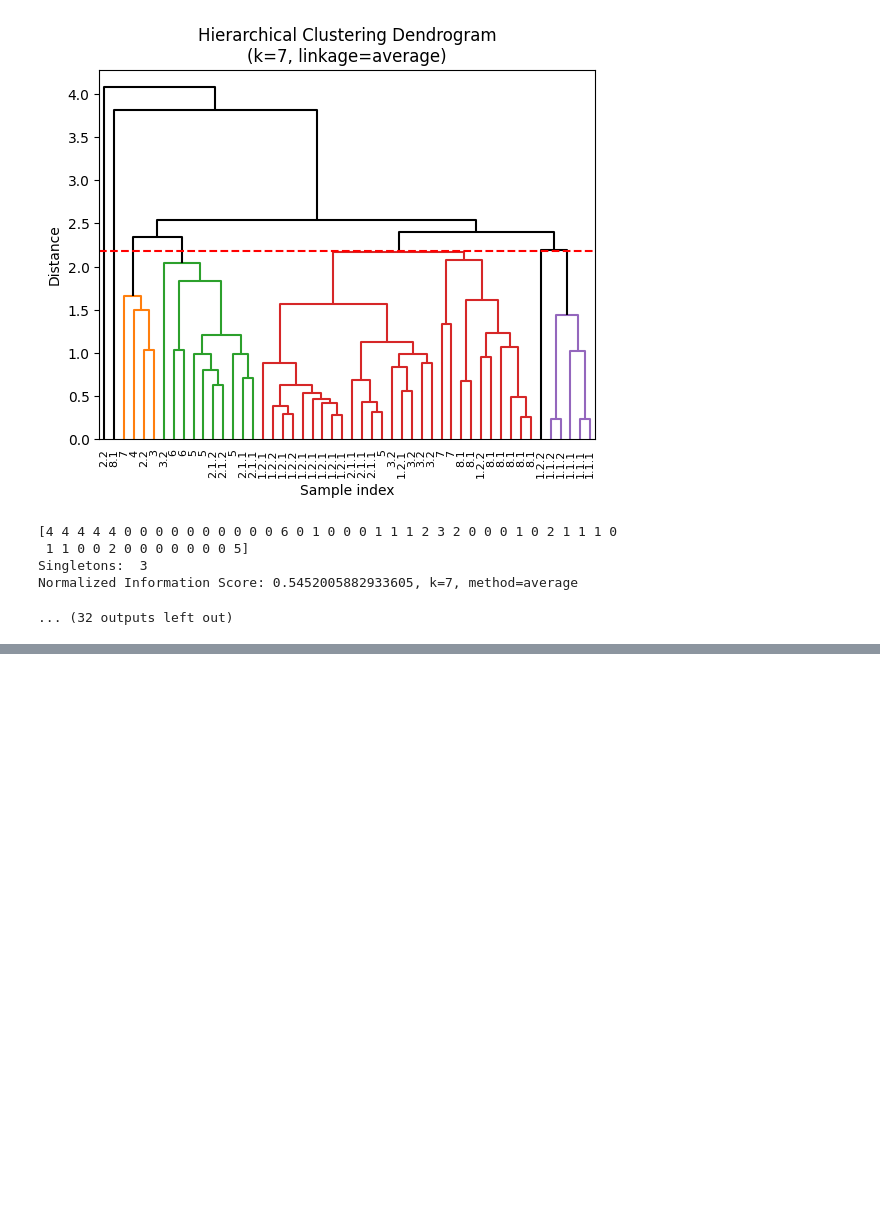
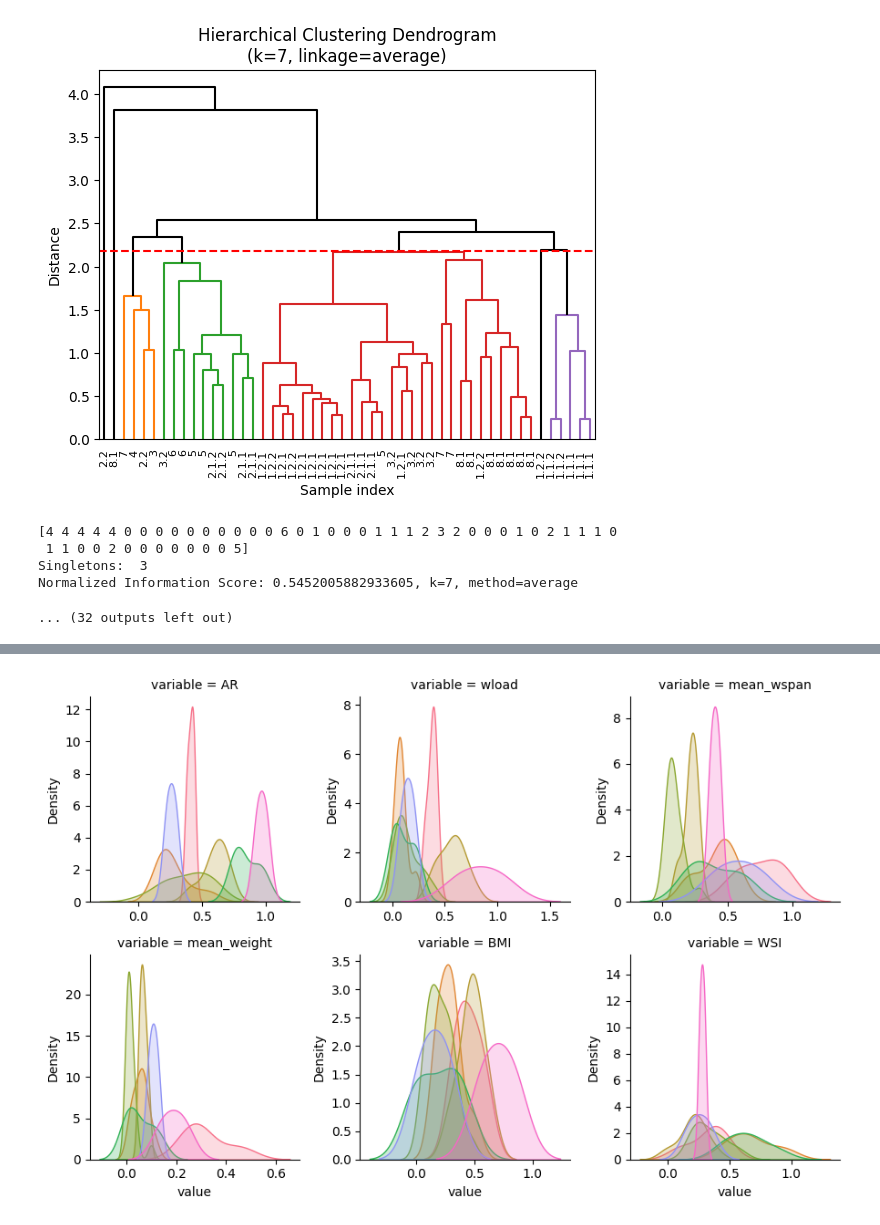
Before and after one commit to kbenedek/DataScience, a Jupyter notebook: HW2/hw_2_1.ipynb, the cells around one changed output, grey strips where cells are left out. Cells and saved outputs as stored; diff of their text form; code cells hidden in the pictures; blank space fills up the shorter version.

Commit message:
Clustering analysis

```diff
--- a/HW2/hw_2_1.ipynb
+++ b/HW2/hw_2_1.ipynb
@@ -414,5 +416,5 @@ Normalized Information Score: 0.5452005882933605, k=7, method=average
 # %%
-final_labels = AgglomerativeClustering(n_clusters=15, linkage='average', compute_distances=True, metric='precomputed').fit_predict(mixed_distances)
+final_labels = AgglomerativeClustering(n_clusters=11, linkage='average', compute_distances=True, metric='precomputed').fit_predict(mixed_distances)
 birds['predicted_group'] = final_labels
 birds['group'] = groups
 birds
@@ -437,0 +459,10 @@ birds
+# %%
+num_data = birds[list(num_cols)+["predicted_group"]].copy()
+df = pd.melt(num_data, num_data.columns[-1], num_data.columns[:-1])
+
+g = sns.FacetGrid(df, col="variable", hue="predicted_group", col_wrap=3, sharex=False, sharey=False, legend_out=True)
+g.map(sns.kdeplot, "value", fill=True, warn_singular=False)
+
+plt.show()
+# %% [output]
+[figure, added]
```
Also changed, not shown: parts of 5 cells of this notebook.
